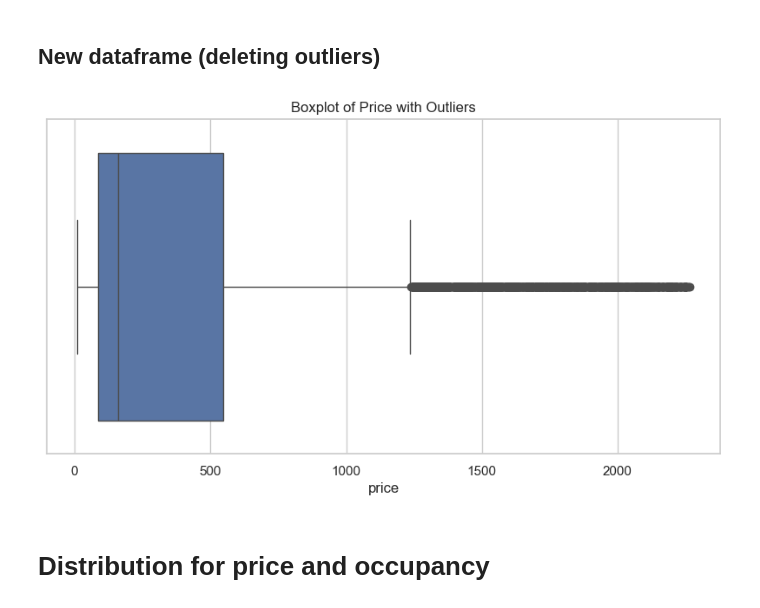
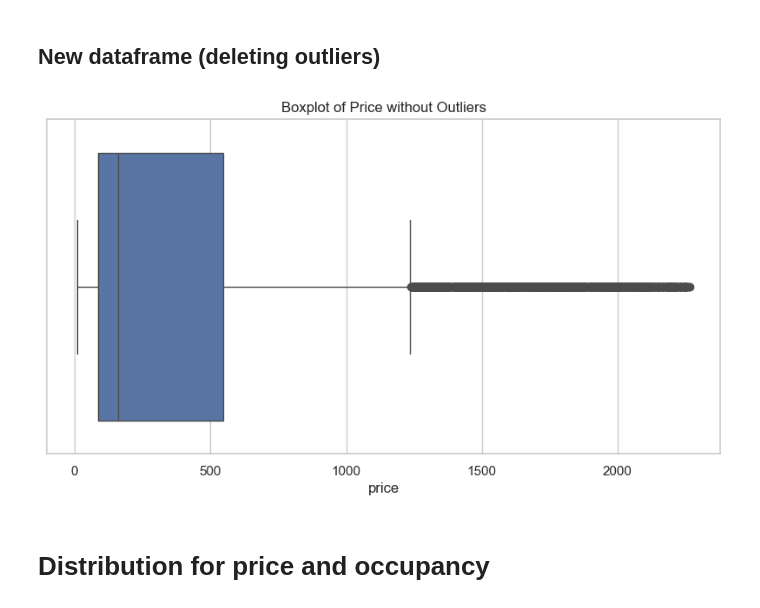
Before and after one commit to anna-kryvulia/Econometrics_project_Airbnb, a Jupyter notebook: file1.ipynb, the cells around one changed output. Drawn from its saved outputs; the diff is of its cells as text; code cells hidden in the pictures.

```diff
--- a/file1.ipynb
+++ b/file1.ipynb
@@ -120,21 +161,21 @@ plt.show()
 # %%
 Q1 = df['price'].quantile(0.25)
 Q3 = df['price'].quantile(0.75)
 IQR = Q3 - Q1
 
 lower_bound = Q1 - 1.5 * IQR
 upper_bound = Q3 + 1.5 * IQR
 
 df = df[(df['price'] >= lower_bound) & (df['price'] <= upper_bound)].copy()
 
 df.to_csv('new_one.csv', index=False)
 
 plt.figure(figsize=(10, 5))
 sns.boxplot(x=df['price'])
-plt.title('Boxplot of Price with Outliers')
+plt.title('Boxplot of Price without Outliers')
 plt.show()
 # %% [output]
-[figure, old version]
+[figure, new version]
 # %% [markdown]
 # Distribution for price and occupancy
 # %%
```
Also changed, not shown: parts of 34 cells of this notebook, 1 other file.
